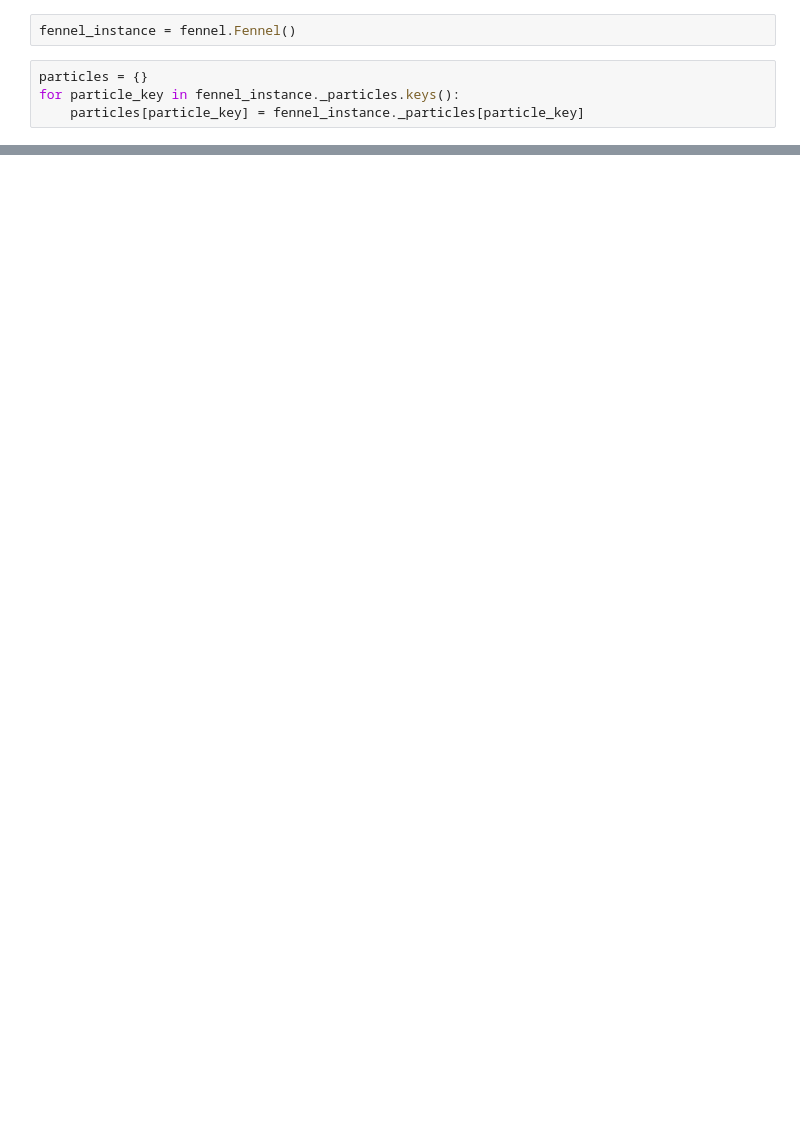
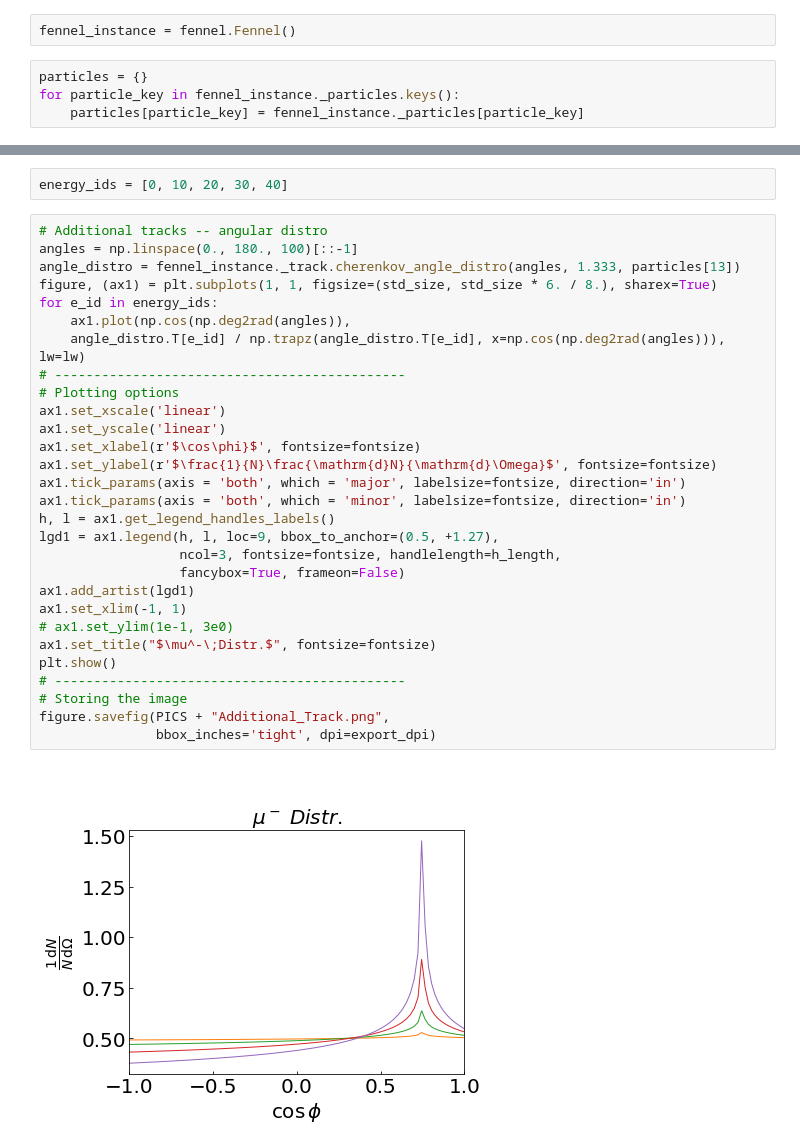
Before and after one commit to MeighenBergerS/fennel, a Jupyter notebook: notebooks/example.ipynb, the cells around one changed output, grey strips where cells are left out. Cells and saved outputs as stored; diff of their text form; blank space fills up the shorter version.

```diff
--- a/notebooks/example.ipynb
+++ b/notebooks/example.ipynb
@@ -64,0 +67,33 @@ figure.savefig(PICS + "Additional_Track.png",
+# %%
+energy_ids = [0, 10, 20, 30, 40]
+# %%
+# Additional tracks -- angular distro
+angles = np.linspace(0., 180., 100)[::-1]
+angle_distro = fennel_instance._track.cherenkov_angle_distro(angles, 1.333, particles[13])
+figure, (ax1) = plt.subplots(1, 1, figsize=(std_size, std_size * 6. / 8.), sharex=True)
+for e_id in energy_ids:
+    ax1.plot(np.cos(np.deg2rad(angles)),
+    angle_distro.T[e_id] / np.trapz(angle_distro.T[e_id], x=np.cos(np.deg2rad(angles))), lw=lw)
+# ---------------------------------------------
+# Plotting options
+ax1.set_xscale('linear')
+ax1.set_yscale('linear')
+ax1.set_xlabel(r'$\cos\phi}$', fontsize=fontsize)
+ax1.set_ylabel(r'$\frac{1}{N}\frac{\mathrm{d}N}{\mathrm{d}\Omega}$', fontsize=fontsize)
+ax1.tick_params(axis = 'both', which = 'major', labelsize=fontsize, direction='in')
+ax1.tick_params(axis = 'both', which = 'minor', labelsize=fontsize, direction='in')
+h, l = ax1.get_legend_handles_labels()
+lgd1 = ax1.legend(h, l, loc=9, bbox_to_anchor=(0.5, +1.27),
+                  ncol=3, fontsize=fontsize, handlelength=h_length,
+                  fancybox=True, frameon=False)
+ax1.add_artist(lgd1)
+ax1.set_xlim(-1, 1)
+# ax1.set_ylim(1e-1, 3e0)
+ax1.set_title("$\mu^-\;Distr.$", fontsize=fontsize)
+plt.show()
+# ---------------------------------------------
+# Storing the image
+figure.savefig(PICS + "Additional_Track.png",
+               bbox_inches='tight', dpi=export_dpi)
+# %% [output]
+[figure, added]
```
Also changed, not shown: parts of 8 cells of this notebook, 3 other files.
